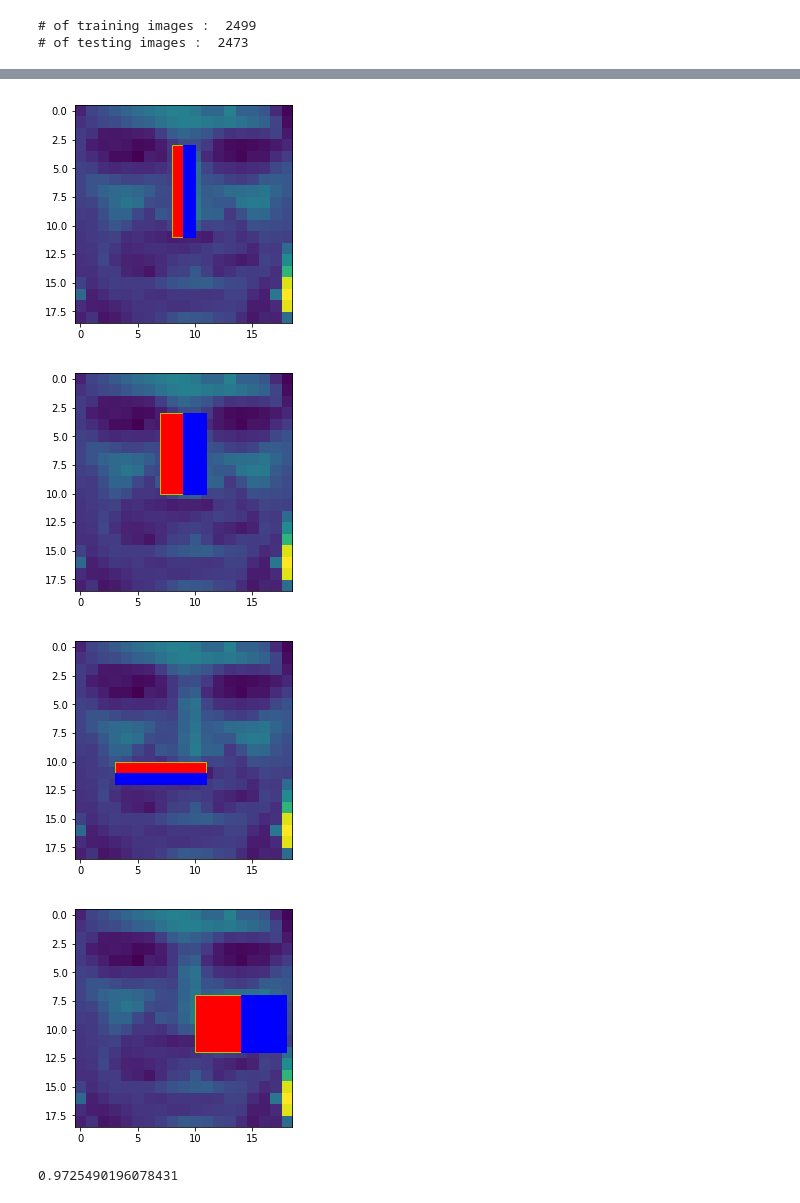
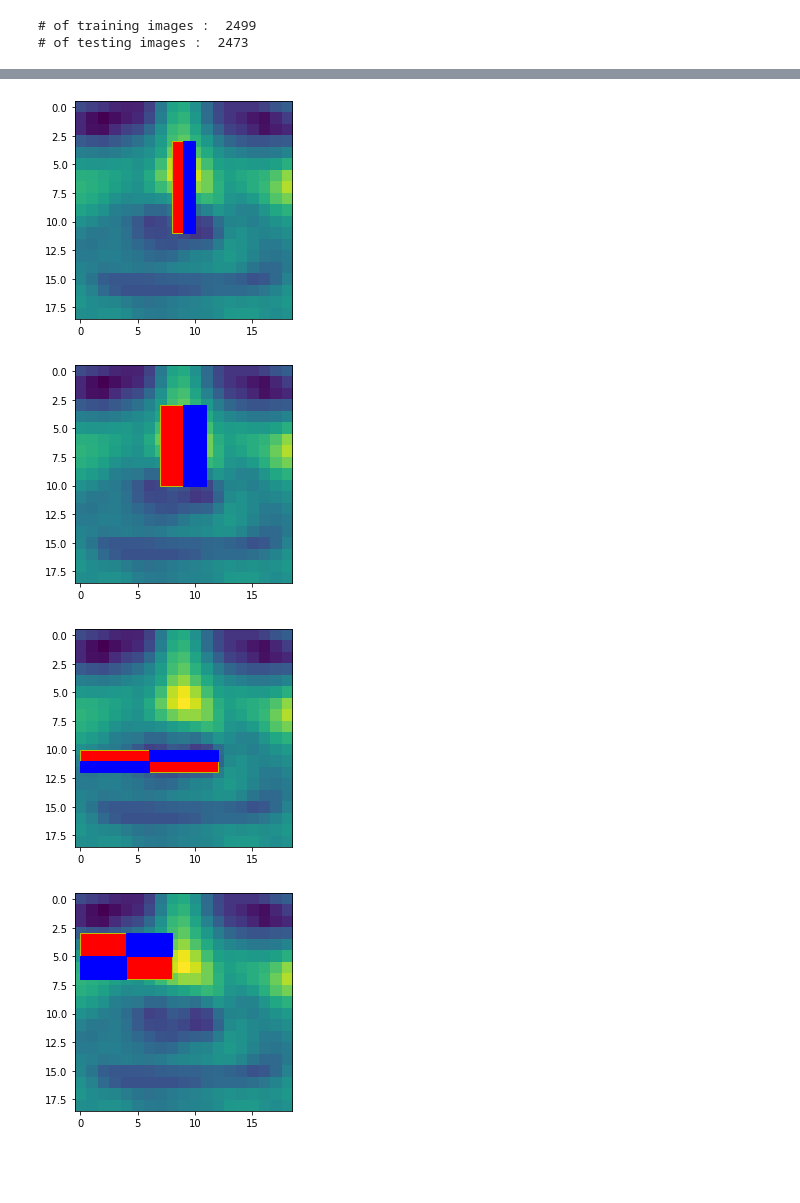
Before and after one commit to ChiehFu/649_viola_jone, a Jupyter notebook: viola_jone.ipynb, the cells around one changed output, grey strips where cells are left out. Cells and saved outputs as stored; diff of their text form; code cells hidden in the pictures; blank space fills up the shorter version.

Commit message:
add function to test model

```diff
--- a/viola_jone.ipynb
+++ b/viola_jone.ipynb
@@ -280,13 +286,13 @@ trainData = []
 for folder, yVal in folders.items():
     for filename in glob.glob('./dataset/trainset/' + folder + '/*.png'):
         im = Image.open(filename)
-        trainData.append((np.asarray(im, dtype="float32"), yVal))
+        trainData.append((np.asarray(im, dtype="float32") / 255, yVal))
 
 testData = []
 for folder, yVal in folders.items():
     for filename in glob.glob('./dataset/testset/' + folder + '/*.png'):
         im = Image.open(filename)
-        testData.append([np.asarray(im, dtype="float32"), yVal])
+        testData.append([np.asarray(im, dtype="float32") / 255, yVal])
 # %%
 # print([n[1] for n in trainData])
 print('# of training images : ', len(trainData))
@@ -342,7 +358,7 @@ Round 5/10:
 [interactive output not drawn]
 ... (11 outputs left out)
 # %%
-model = read_mode('model_1128_2')
+model = read_mode('model_1128_8_255')
 # %%
 check_round = [1, 3, 5, 10]
 
@@ -385,7 +401,7 @@ from PIL import Image
 import numpy as np
 %matplotlib inline
 
-im = trainData[2101][0]
+im = testData[2400][0]
 
 show_clf_detail(model, check_round, im)
 # %% [output]
@@ -408,13 +424,8 @@ Training accuracy: 0.19847939175670268
 ---------------
-[figure, old version]
+[figure, new version]
-[figure, old version]
+[figure, new version]
-[figure, old version]
+[figure, new version]
-[figure, old version]
+[figure, new version]
-# %%
-im = trainData[2101][0]
-print(im.max())
-# %% [output]
-0.9725490196078431
 # %%
 model.test(testData, 10)
 # %% [output]
```
Also changed, not shown: parts of 7 cells of this notebook, 4 other files.
